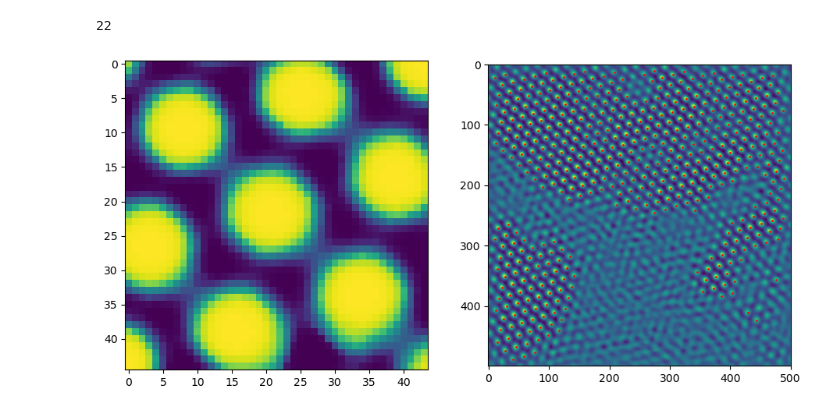
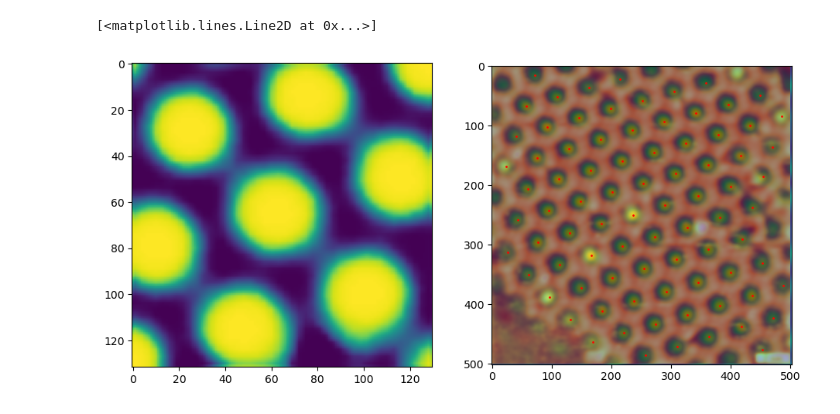
Before and after one commit to GallagherSurfaceLab/summer_26, a Jupyter notebook: template_matching_mst.ipynb, the cells around one changed output. Drawn from its saved outputs; the diff is of its cells as text; code cells hidden in the pictures.

```diff
--- a/template_matching_mst.ipynb
+++ b/template_matching_mst.ipynb
@@ -69,41 +69,28 @@ fig.colorbar(im1, ax = ax[1], shrink = 0.6)
-# %%
-image = 255 - img_gr
-#pore = image[83:128, 78:122]
-img_scale = 53 / img.nm_size
-
-img_1 = img_as_float(io.imread("example_temp.png"))
-pore = transform.rescale(img_1, scale = img_scale, anti_aliasing = True, channel_axis = -1)
-pore = np.dot(pore[..., :3], [0.2989, 0.5870, 0.1140])
-
-
-border_size = int(pore.shape[0] / 2)  # pixels
-
-if image.ndim == 2:  # Grayscale
-    white_value = 255
-    pad_width = ((border_size, border_size), (border_size, border_size))
-elif image.ndim == 3:  # RGB or RGBA
-    white_value = (255, 255, 255)
-    pad_width = ((border_size, border_size), (border_size, border_size), (0, 0))
-
-# Add white border
-bordered = np.pad(image, pad_width=pad_width, mode='constant', constant_values=white_value)
-
-
-result = match_template(bordered, pore, pad_input = False)
-peaks = peak_local_max(result, min_distance = 10, threshold_rel = 0.5)
-
-fig, ax = plt.subplots(1, 2, figsize = (11, 6))
-im0 = ax[0].imshow(pore)
-im1 = ax[1].imshow(result)
-plt.plot(peaks[:, 1], peaks[:, 0], 'o', markeredgecolor = 'r', markersize = '1')
-#plt.imsave('example_temp.png', pore)
-
-sizex = pore.shape[1]
-
-print(border_size)
-# %% [output]
-22
-[figure, removed]
+# %%
+image = 255 - img_gr
+img_scale = 53 / img.nm_size
+# Used 53 because template came from sample_scale_53.png
+
+im_1 = img_as_float(io.imread("example_temp.png"))
+pore = transform.rescale(im_1, scale = img_scale, anti_aliasing = True, channel_axis = -1)
+pore = np.dot(pore[..., :3], [0.2989, 0.5870, 0.1140])
+
+border_size = int(pore.shape[0] / 2)
+white_value = 255
+pad_width = ((border_size, border_size), (border_size, border_size))
+
+bordered = np.pad(image, pad_width = pad_width, mode = 'constant', constant_values = white_value)
+result = match_template(bordered, pore, pad_input = False)
+peaks = peak_local_max(result, min_distance = 10, threshold_rel = 0.5)
+
+fig, ax = plt.subplots(1, 2, figsize = (11, 6))
+im0 = ax[0].imshow(pore)
+im1 = ax[1].imshow(result)
+ax[1].imshow(colored_image, alpha = 0.5)
+plt.plot(peaks[:, 1], peaks[:, 0], 'o', markeredgecolor = 'r', markerfacecolor = 'none', markersize = '1')
+# %% [output]
+[<matplotlib.lines.Line2D at 0x...>]
+[figure, added]
 # %%
 graph_node, n = graph_from_peaks(peaks, scale = img.scale, min_dist = 10, area = 1 / img.scale ** 2)
 
```
Also changed, not shown: parts of 5 cells of this notebook.
